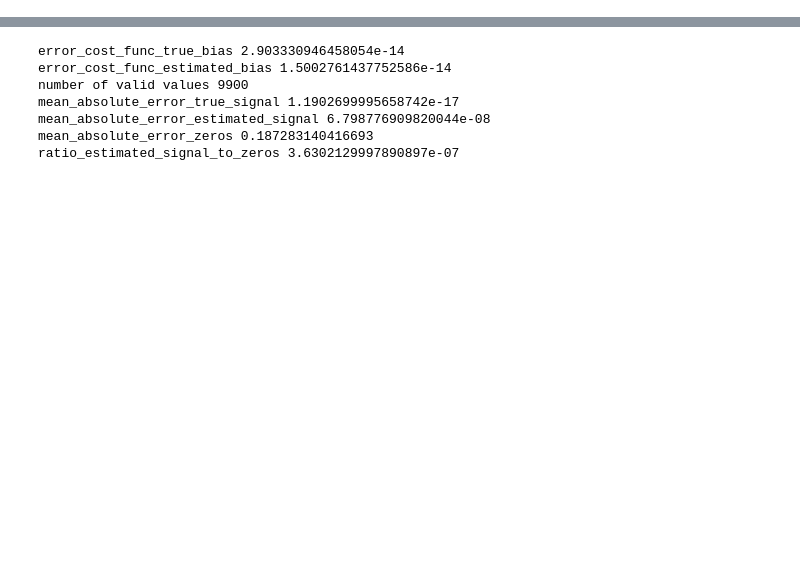
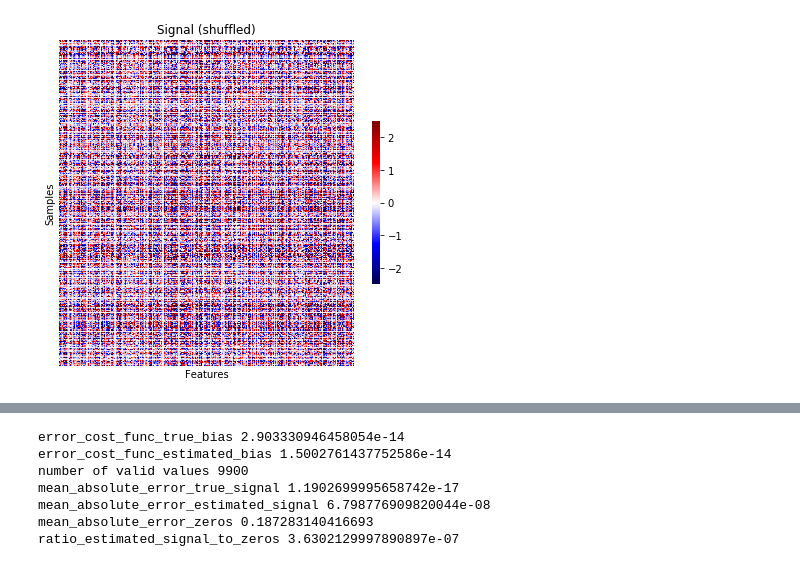
Before and after one commit to a378ec99/bcn, a Jupyter notebook: bcn/examples/Example.ipynb, the cells around one changed output, grey strips where cells are left out. Drawn from its saved outputs; the diff is of its cells as text; code cells hidden in the pictures; blank space fills up the shorter version.

```diff
--- a/bcn/examples/Example.ipynb
+++ b/bcn/examples/Example.ipynb
@@ -50,0 +100,4 @@ true_stds = {'sample': truth.d['sample']['true_stds'], 'feature': truth.d['featu
+# %%
+show_signal(true_signal, shuffle=True)
+# %% [output]
+[figure, added]
```
Also changed, not shown: parts of 14 cells of this notebook.
